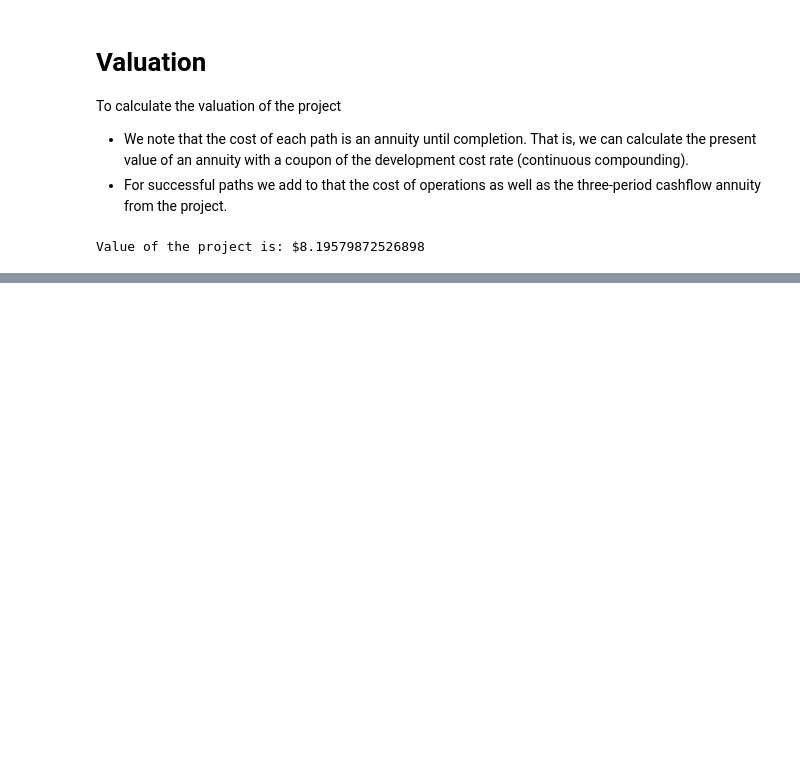
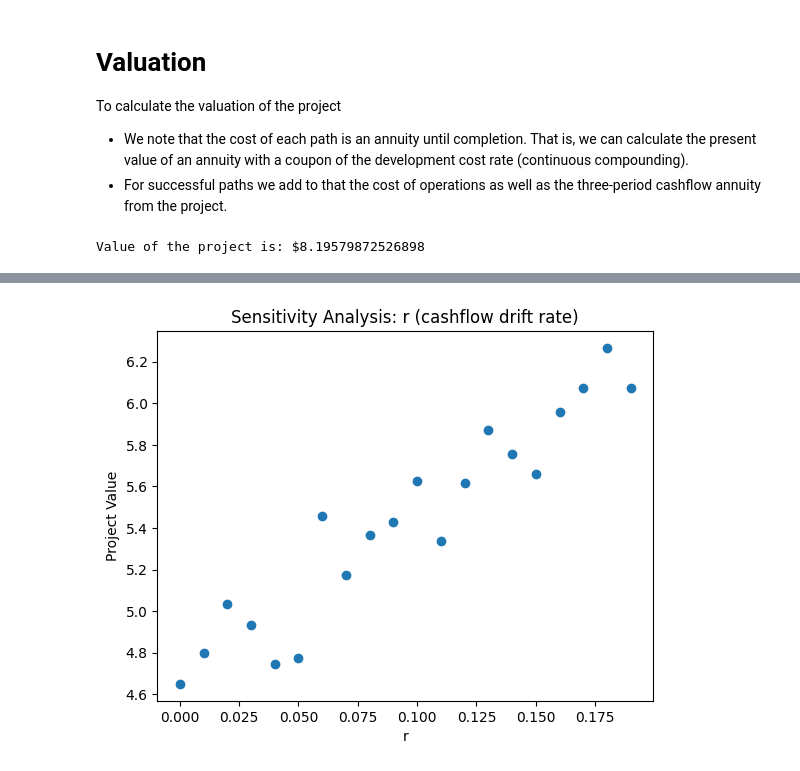
Before and after one commit to Alistair-Russell/Lean-Project-Valuation, a Jupyter notebook: lean_valuation.ipynb, the cells around one changed output, grey strips where cells are left out. Saved outputs shown, nothing was run; the diff lists cells and outputs as text; code cells hidden in the pictures; blank space fills up the shorter version.

Commit message:
Added sensitivity parameters for drift and volatility rates

```diff
--- a/lean_valuation.ipynb
+++ b/lean_valuation.ipynb
@@ -371,0 +377,19 @@ Value of the project is: $8.19579872526898
+# %%
+# Simulate r
+N = 10000
+r_range = np.arange(0, 0.2, 0.01)
+rnd = RandomState(seed=1234)
+r_cfs = [CashflowProcess(mu=r, sigma=VOL).simulate(TIME_ARRAY, N, STEP, rnd) for r in r_range]
+r_cds = [CostProcess(1).generate(TIME_ARRAY) for r in r_range]
+r_cos = [CostProcess(0.5).generate(TIME_ARRAY)  for r in r_range]
+# Valuation
+r_vals = [LeanProjectValuation(cp[0], cd, co).valuation() for cp, cd, co in zip(r_cfs, r_cds, r_cos)]
+
+# Plot results
+plt.title("Sensitivity Analysis: r (cashflow drift rate)")
+plt.xlabel("r")
+plt.ylabel("Project Value")
+plt.scatter(r_range, r_vals)
+plt.show()
+# %% [output]
+[figure, added]
```
Also changed, not shown: parts of 2 cells of this notebook.
